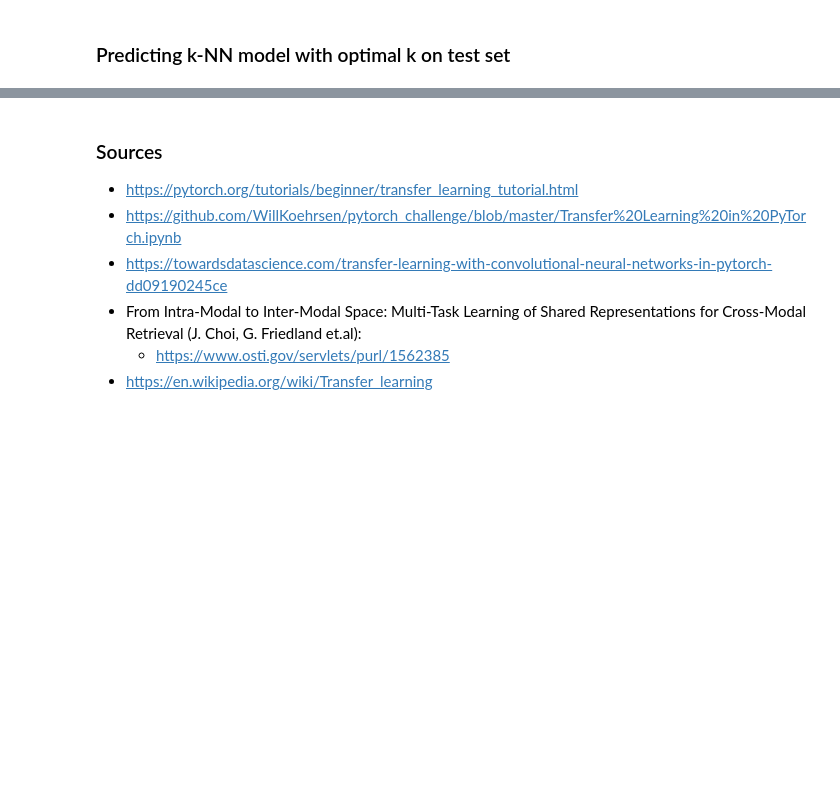
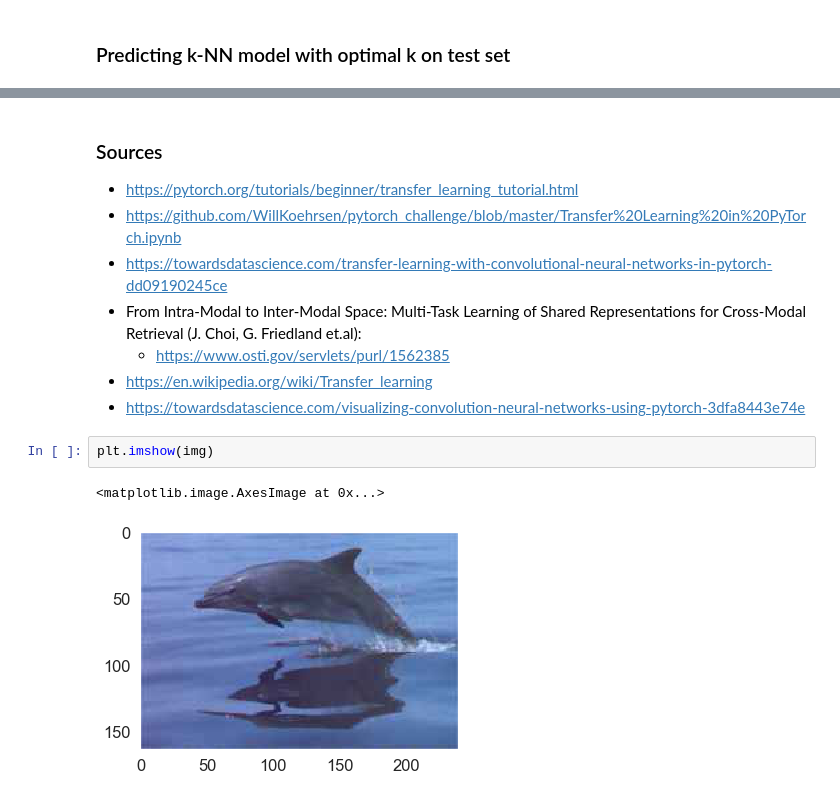
Before and after one commit to henrhoi/image-classification, a Jupyter notebook: GradProject_NB4.ipynb, the cells around one changed output, grey strips where cells are left out. Drawn from its saved outputs; the diff is of its cells as text; blank space fills up the shorter version.

```diff
--- a/GradProject_NB4.ipynb
+++ b/GradProject_NB4.ipynb
@@ -557,3 +657,9 @@ Overall Accuracy: 0.8671
 * From Intra-Modal to Inter-Modal Space: Multi-Task Learning of Shared Representations for Cross-Modal Retrieval (J. Choi, G. Friedland et.al):
   * https://www.osti.gov/servlets/purl/1562385
 * https://en.wikipedia.org/wiki/Transfer_learning
+* https://towardsdatascience.com/visualizing-convolution-neural-networks-using-pytorch-3dfa8443e74e
+# %%
+plt.imshow(img)
+# %% [output]
+<matplotlib.image.AxesImage at 0x...>
+[figure, added]
```
Also changed, not shown: parts of 13 cells of this notebook, 1 other file.
